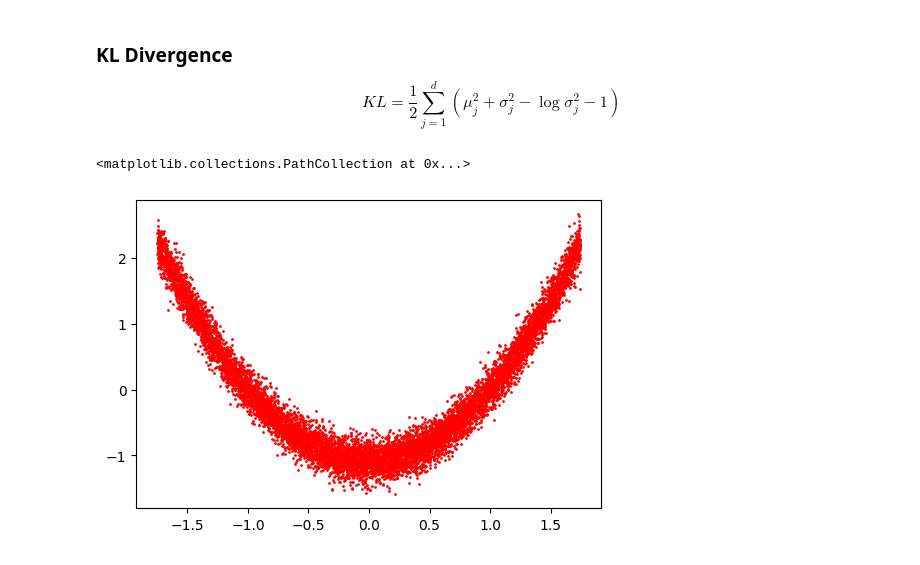
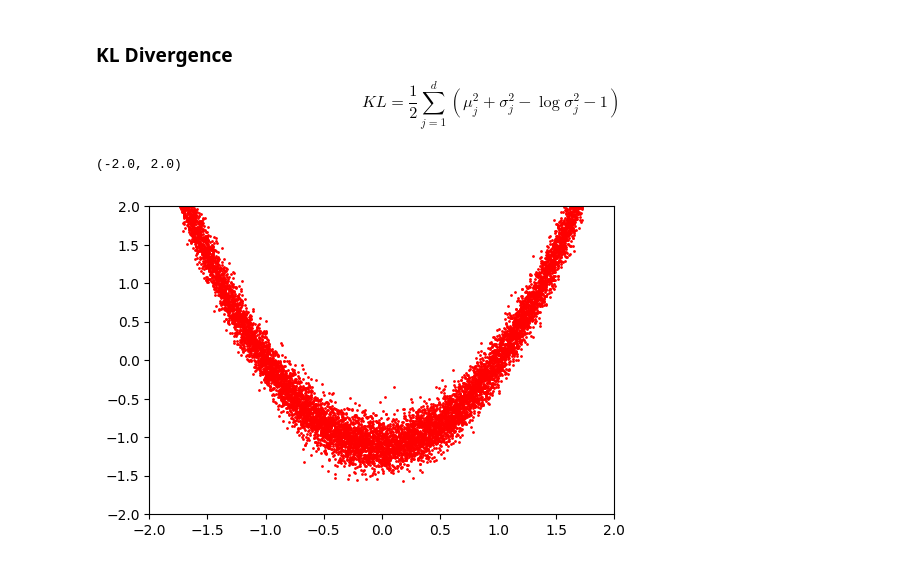
Before and after one commit to j9smith/generative-modelling, a Jupyter notebook: 1. Latent Variable Models/1.3 Variational Autoencoders.ipynb, the cells around one changed output. Drawn from its saved outputs; the diff is of its cells as text; code cells hidden in the pictures.

```diff
--- a/1. Latent Variable Models/1.3 Variational Autoencoders.ipynb
+++ b/1. Latent Variable Models/1.3 Variational Autoencoders.ipynb
@@ -270,18 +272,20 @@ def kl_term(mu_phi, logvar_phi):
 # %%
 n_samples = 10000
 
 x = torch.empty(n_samples).uniform_(-10, 10)
 noise = torch.randn(n_samples) * 5.0
 y = x**2 + noise
 
 X = torch.stack([x,y], dim=1)
 X = (X - X.mean(0)) / X.std(0).clamp_min(1e-6)
 
 plt.figure(figsize=(6,4))
 plt.scatter(X[:,0], X[:,1], s=1, c="red")
+plt.xlim(-2.0, 2.0)
+plt.ylim(-2.0, 2.0)
 # %% [output]
-<matplotlib.collections.PathCollection at 0x...>
+(-2.0, 2.0)
-[figure, old version]
+[figure, new version]
 # %%
 from torch.utils.data import DataLoader, TensorDataset
 
```
Also changed, not shown: parts of 7 cells of this notebook.
